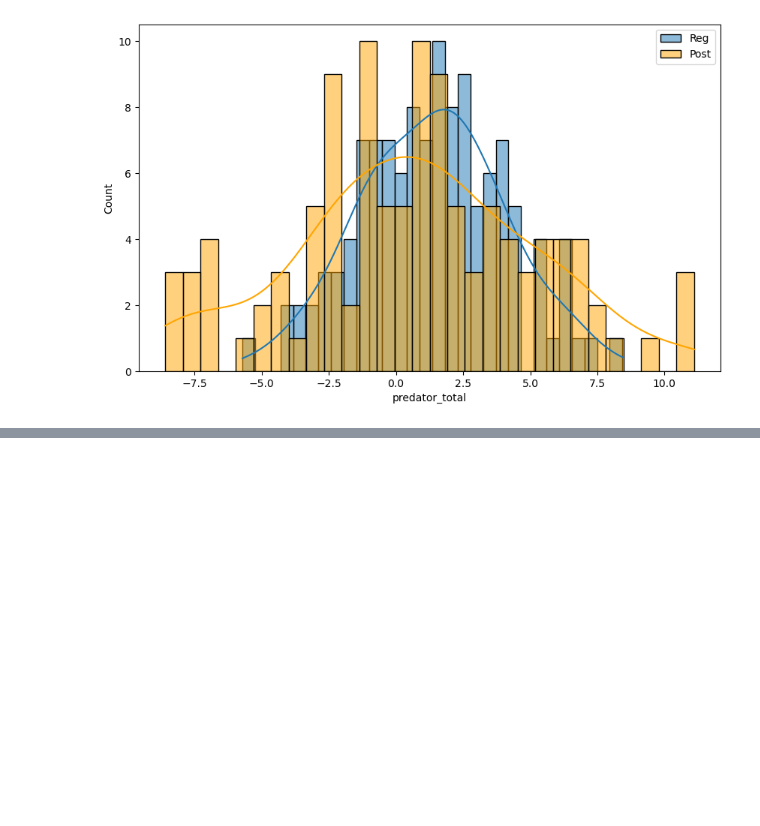
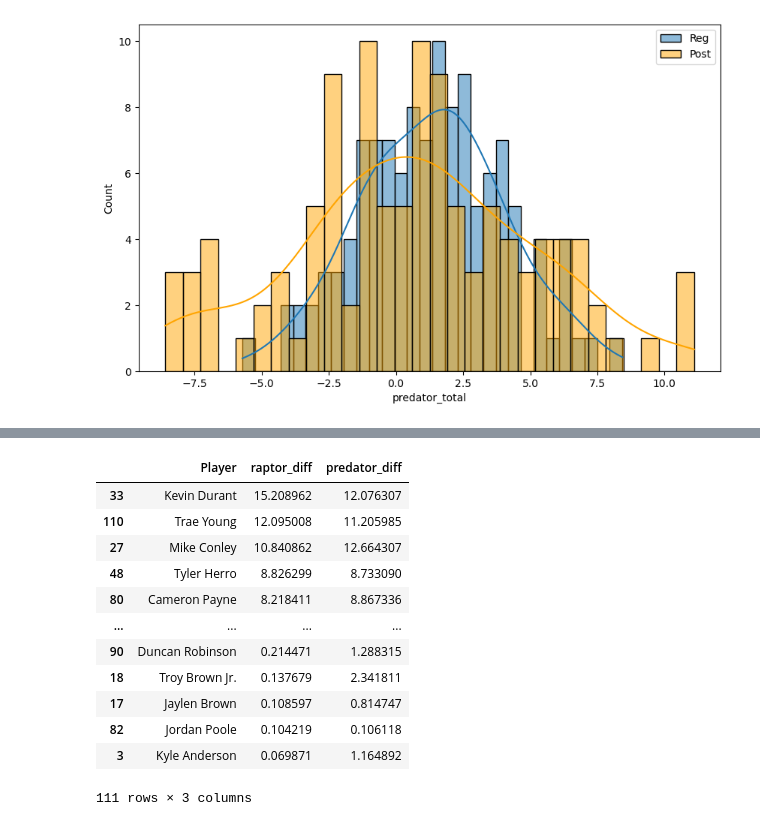
Before and after one commit to samthemanwise/Stat386Project, a Jupyter notebook: playground.ipynb, the cells around one changed output, grey strips where cells are left out. Drawn from its saved outputs; the diff is of its cells as text; code cells hidden in the pictures; blank space fills up the shorter version.

```diff
--- a/playground.ipynb
+++ b/playground.ipynb
@@ -172,0 +168,16 @@ final_result[final_result['raptor_total']==-9.556694834471037]
+# %%
+master_df.sort_values(by='raptor_diff', ascending=False)
+# %% [output]
+|  | Player | raptor_diff | predator_diff |
+| 33 | Kevin Durant | 15.208962 | 12.076307 |
+| 110 | Trae Young | 12.095008 | 11.205985 |
+| 27 | Mike Conley | 10.840862 | 12.664307 |
+| 48 | Tyler Herro | 8.826299 | 8.733090 |
+| 80 | Cameron Payne | 8.218411 | 8.867336 |
+| ... | ... | ... | ... |
+| 90 | Duncan Robinson | 0.214471 | 1.288315 |
+| 18 | Troy Brown Jr. | 0.137679 | 2.341811 |
+| 17 | Jaylen Brown | 0.108597 | 0.814747 |
+| 82 | Jordan Poole | 0.104219 | 0.106118 |
+| 3 | Kyle Anderson | 0.069871 | 1.164892 |
+111 rows × 3 columns
```
Also changed, not shown: parts of 4 cells of this notebook.
